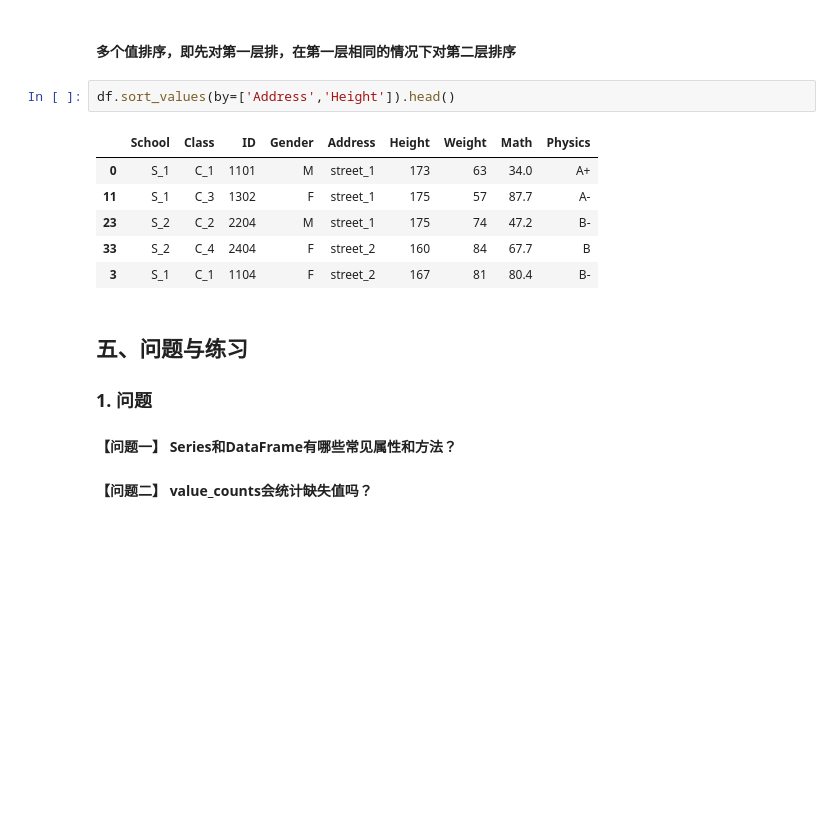
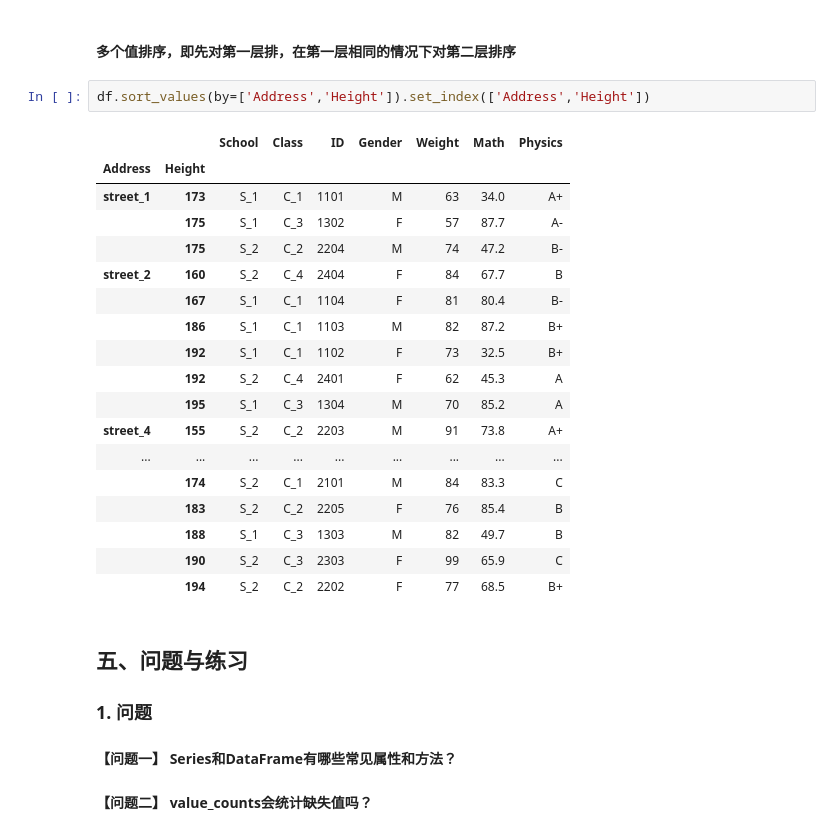
Before and after one commit to Gavince/Python, a Jupyter notebook: 数据分析/Pandas/joyful-pandas/第1章 Pandas基础.ipynb, the cells around one changed output. Drawn from its saved outputs; the diff is of its cells as text; blank space fills up the shorter version.

```diff
--- a/数据分析/Pandas/joyful-pandas/第1章 Pandas基础.ipynb
+++ b/数据分析/Pandas/joyful-pandas/第1章 Pandas基础.ipynb
@@ -795,14 +924,26 @@ df.sort_values(by='Class').head()
 # %% [markdown]
 #### 多个值排序，即先对第一层排，在第一层相同的情况下对第二层排序
 # %%
-df.sort_values(by=['Address','Height']).head()
+df.sort_values(by=['Address','Height']).set_index(['Address','Height'])
 # %% [output]
-|  | School | Class | ID | Gender | Address | Height | Weight | Math | Physics |
-| 0 | S_1 | C_1 | 1101 | M | street_1 | 173 | 63 | 34.0 | A+ |
-| 11 | S_1 | C_3 | 1302 | F | street_1 | 175 | 57 | 87.7 | A- |
-| 23 | S_2 | C_2 | 2204 | M | street_1 | 175 | 74 | 47.2 | B- |
-| 33 | S_2 | C_4 | 2404 | F | street_2 | 160 | 84 | 67.7 | B |
-| 3 | S_1 | C_1 | 1104 | F | street_2 | 167 | 81 | 80.4 | B- |
+|  |  | School | Class | ID | Gender | Weight | Math | Physics |
+| Address | Height |  |  |  |  |  |  |  |
+| street_1 | 173 | S_1 | C_1 | 1101 | M | 63 | 34.0 | A+ |
+|  | 175 | S_1 | C_3 | 1302 | F | 57 | 87.7 | A- |
+|  | 175 | S_2 | C_2 | 2204 | M | 74 | 47.2 | B- |
+| street_2 | 160 | S_2 | C_4 | 2404 | F | 84 | 67.7 | B |
+|  | 167 | S_1 | C_1 | 1104 | F | 81 | 80.4 | B- |
+|  | 186 | S_1 | C_1 | 1103 | M | 82 | 87.2 | B+ |
+|  | 192 | S_1 | C_1 | 1102 | F | 73 | 32.5 | B+ |
+|  | 192 | S_2 | C_4 | 2401 | F | 62 | 45.3 | A |
+|  | 195 | S_1 | C_3 | 1304 | M | 70 | 85.2 | A |
+| street_4 | 155 | S_2 | C_2 | 2203 | M | 91 | 73.8 | A+ |
+| ... | ... | ... | ... | ... | ... | ... | ... | ... |
+|  | 174 | S_2 | C_1 | 2101 | M | 84 | 83.3 | C |
+|  | 183 | S_2 | C_2 | 2205 | F | 76 | 85.4 | B |
+|  | 188 | S_1 | C_3 | 1303 | M | 82 | 49.7 | B |
+|  | 190 | S_2 | C_3 | 2303 | F | 99 | 65.9 | C |
+|  | 194 | S_2 | C_2 | 2202 | F | 77 | 68.5 | B+ |
 # %% [markdown]
 ## 五、问题与练习
 ### 1. 问题
```
Also changed, not shown: parts of 34 cells of this notebook, 17 other files.
